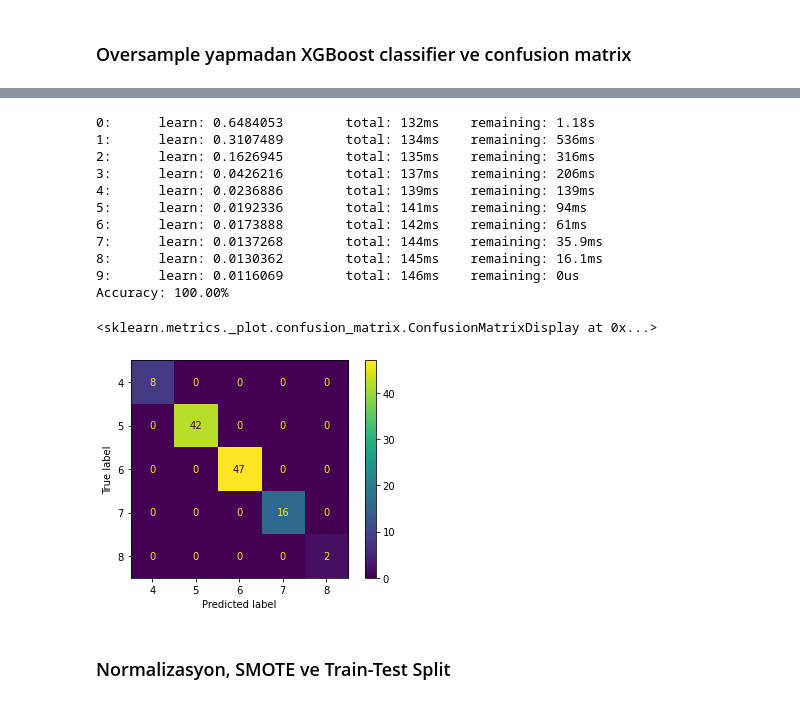
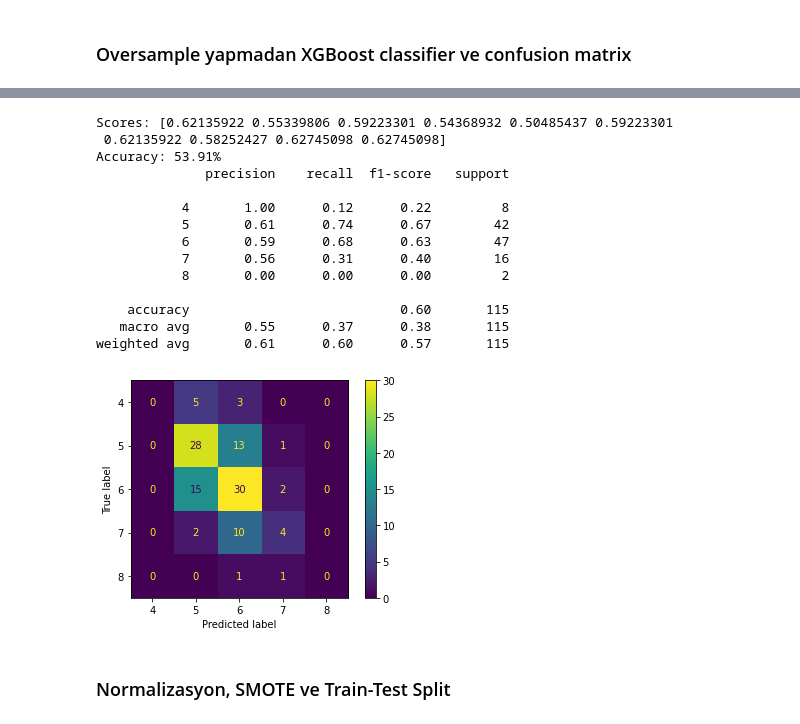
Before and after one commit to mertakcay/AI, a Jupyter notebook: HomeworkML.ipynb, the cells around one changed output, grey strips where cells are left out. Drawn from its saved outputs; the diff is of its cells as text; code cells hidden in the pictures.

```diff
--- a/HomeworkML.ipynb
+++ b/HomeworkML.ipynb
@@ -162,4 +156,5 @@ sns.boxplot(ax=axes[3, 1], data=data, x='quality', y='alcohol')
 ### Genel datanın dağılımı
 # %%
 sns.pairplot(data,hue='quality',corner=True)
+data = data.drop(columns=['quality'])
 # %% [output]
@@ -231,11 +217,13 @@ Accuracy: 1.0
 # %%
-
-model = XGBClassifier()
-model.fit(X_train, y_train,compute_sample_weight("balanced", y_train))
+model = XGBClassifier(compute_sample_weight("balanced", y_train))
+scores = cross_val_score(model, X_train, y_train, cv=10)
+print(f"Scores: {scores}")
+model.fit(X_train, y_train)
 # make predictions for test data
 y_pred = model.predict(X_test)
 # evaluate predictions
 accuracy = accuracy_score(y_pred, y_test)
 print("Accuracy: %.2f%%" % (accuracy * 100.0))
 plot_confusion_matrix(model, X_test, y_test)
+print(classification_report(y_test,y_pred,target_names=["4","5","6","7","8"]))
 # %% [output]
@@ -248,39 +248,46 @@ Accuracy: 100.00%
 # %%
 train_dataset = Pool(data=X_train,
                      label=y_train)
 
 eval_dataset = Pool(data=X_test,
                     label=y_test)
 model = CatBoostClassifier(iterations=10,
-                           learning_rate=1,
+                           learning_rate=0.85,
                            depth=1,
+                           verbose = False,
                            loss_function='MultiClass')
+
+scores = cross_val_score(model, X_train, y_train, cv=10)
+print(f"Scores: {scores}")
 # Fit model
 model.fit(train_dataset)
 # Get predicted classes
 preds_class = model.predict(eval_dataset)
 # Get predicted probabilities for each class
 preds_proba = model.predict_proba(eval_dataset)
 
 # Get Acc
 accuracy = accuracy_score(preds_class, y_test)
 print("Accuracy: %.2f%%" % (accuracy * 100.0))
 #Get Confusion Matrix
 plot_confusion_matrix(model, X_test, y_test)
+print(classification_report(y_test,y_pred,target_names=["4","5","6","7","8"]))
 # %% [output]
-0:      learn: 0.6484053        total: 132ms    remaining: 1.18s
-1:      learn: 0.3107489        total: 134ms    remaining: 536ms
-2:      learn: 0.1626945        total: 135ms    remaining: 316ms
-3:      learn: 0.0426216        total: 137ms    remaining: 206ms
-4:      learn: 0.0236886        total: 139ms    remaining: 139ms
-5:      learn: 0.0192336        total: 141ms    remaining: 94ms
-6:      learn: 0.0173888        total: 142ms    remaining: 61ms
-7:      learn: 0.0137268        total: 144ms    remaining: 35.9ms
-8:      learn: 0.0130362        total: 145ms    remaining: 16.1ms
-9:      learn: 0.0116069        total: 146ms    remaining: 0us
-Accuracy: 100.00%
+Scores: [0.62135922 0.55339806 0.59223301 0.54368932 0.50485437 0.59223301
+ 0.62135922 0.58252427 0.62745098 0.62745098]
+Accuracy: 53.91%
+              precision    recall  f1-score   support
+
+           4       1.00      0.12      0.22         8
+           5       0.61      0.74      0.67        42
+           6       0.59      0.68      0.63        47
+           7       0.56      0.31      0.40        16
+           8       0.00      0.00      0.00         2
+
+    accuracy                           0.60       115
+   macro avg       0.55      0.37      0.38       115
+weighted avg       0.61      0.60      0.57       115
-<sklearn.metrics._plot.confusion_matrix.ConfusionMatrixDisplay at 0x...>
-[figure, old version]
+[figure, new version]
 # %% [markdown]
 ### Normalizasyon, SMOTE  ve Train-Test Split
 # %%
```
Also changed, not shown: parts of 13 cells of this notebook, 7 other files.
